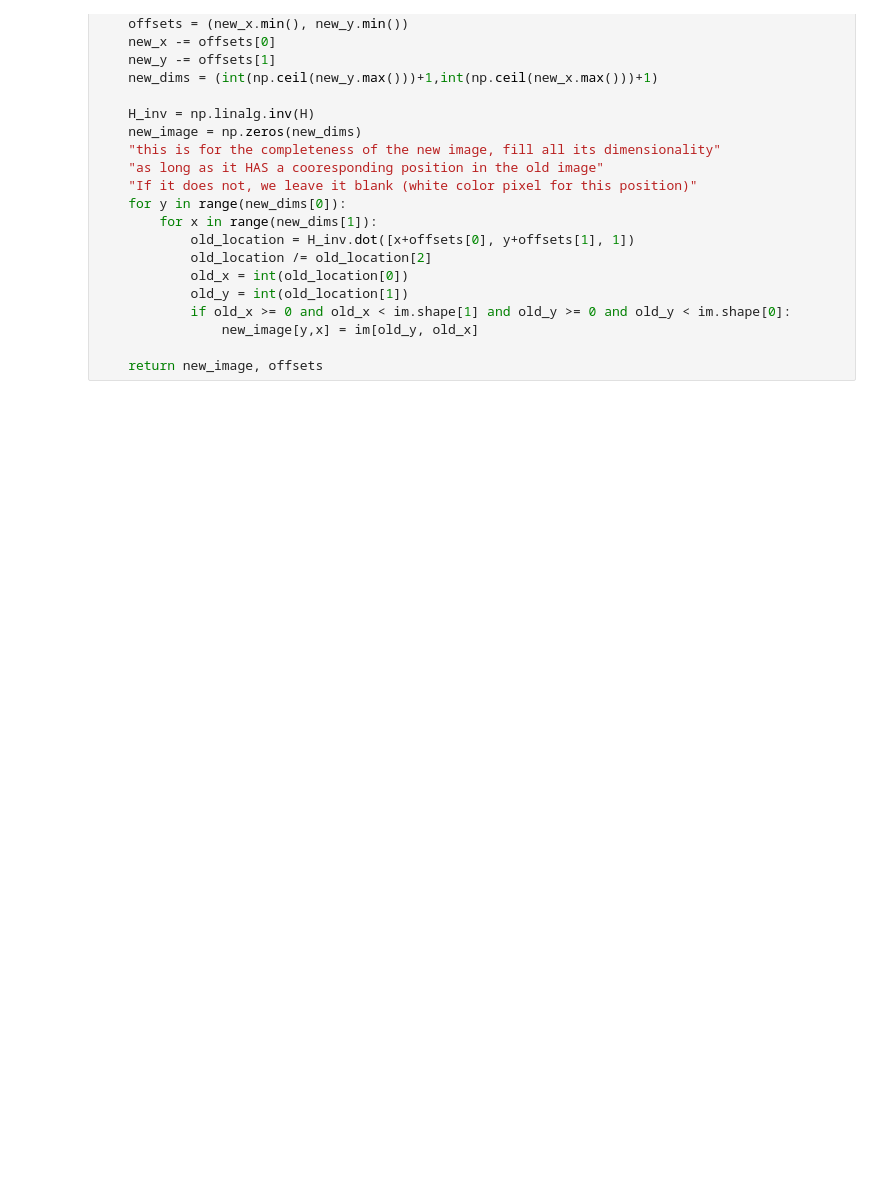
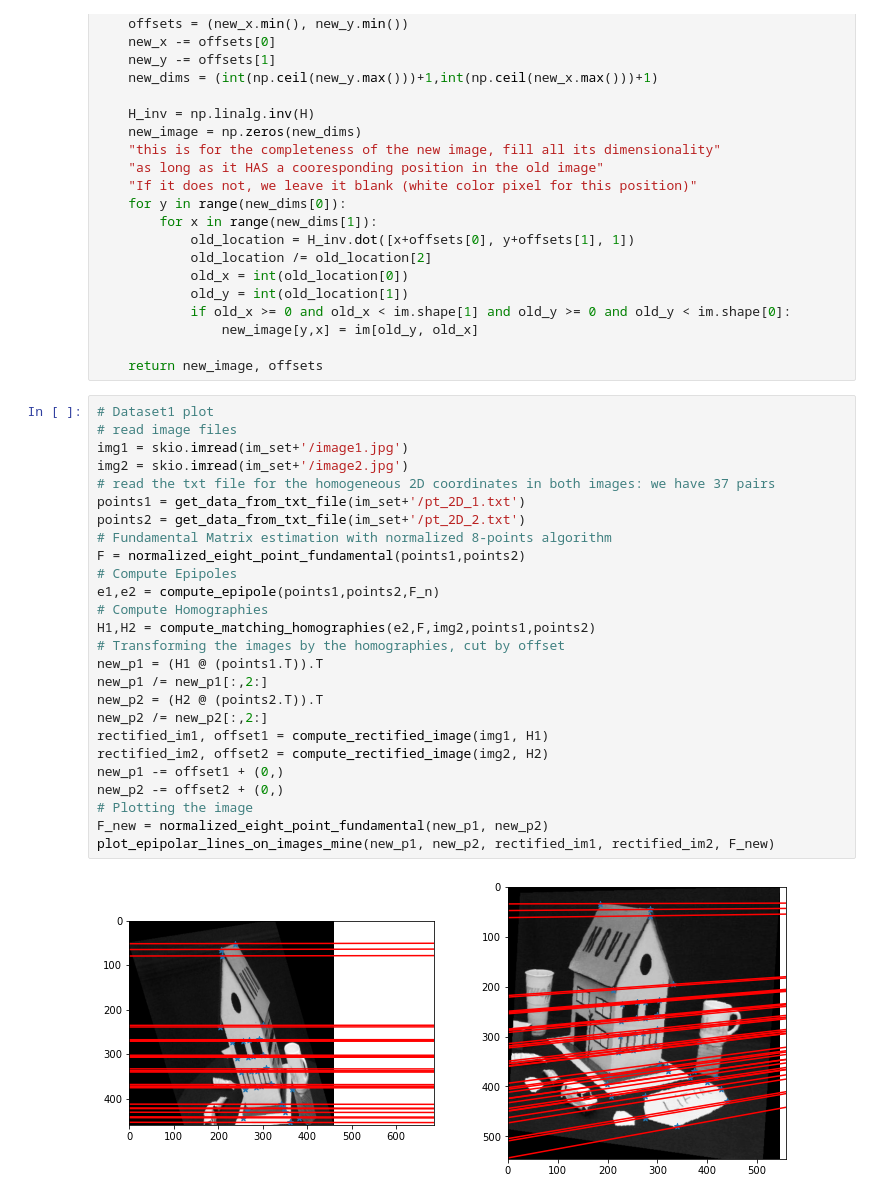
Before and after one commit to fangyuan-ksgk/CS231a-Computer-Vision-From-3D-Reconstruction-to-Recognition, a Jupyter notebook: P2/P2.ipynb, the cells around one changed output. Cells and saved outputs as stored; diff of their text form; blank space fills up the shorter version.

```diff
--- a/P2/P2.ipynb
+++ b/P2/P2.ipynb
@@ -393,3 +367,31 @@ def compute_rectified_image(im, H):
                 new_image[y,x] = im[old_y, old_x]
 
     return new_image, offsets
+# %%
+# Dataset1 plot
+# read image files
+img1 = skio.imread(im_set+'/image1.jpg')
+img2 = skio.imread(im_set+'/image2.jpg')
+# read the txt file for the homogeneous 2D coordinates in both images: we have 37 pairs
+points1 = get_data_from_txt_file(im_set+'/pt_2D_1.txt')
+points2 = get_data_from_txt_file(im_set+'/pt_2D_2.txt')
+# Fundamental Matrix estimation with normalized 8-points algorithm
+F = normalized_eight_point_fundamental(points1,points2)
+# Compute Epipoles
+e1,e2 = compute_epipole(points1,points2,F_n)
+# Compute Homographies
+H1,H2 = compute_matching_homographies(e2,F,img2,points1,points2)
+# Transforming the images by the homographies, cut by offset
+new_p1 = (H1 @ (points1.T)).T
+new_p1 /= new_p1[:,2:]
+new_p2 = (H2 @ (points2.T)).T
+new_p2 /= new_p2[:,2:]
+rectified_im1, offset1 = compute_rectified_image(img1, H1)
+rectified_im2, offset2 = compute_rectified_image(img2, H2)
+new_p1 -= offset1 + (0,)
+new_p2 -= offset2 + (0,)
+# Plotting the image
+F_new = normalized_eight_point_fundamental(new_p1, new_p2)
+plot_epipolar_lines_on_images_mine(new_p1, new_p2, rectified_im1, rectified_im2, F_new)
+# %% [output]
+[figure, new version]
```
Also changed, not shown: parts of 35 cells of this notebook, 2 other files.
